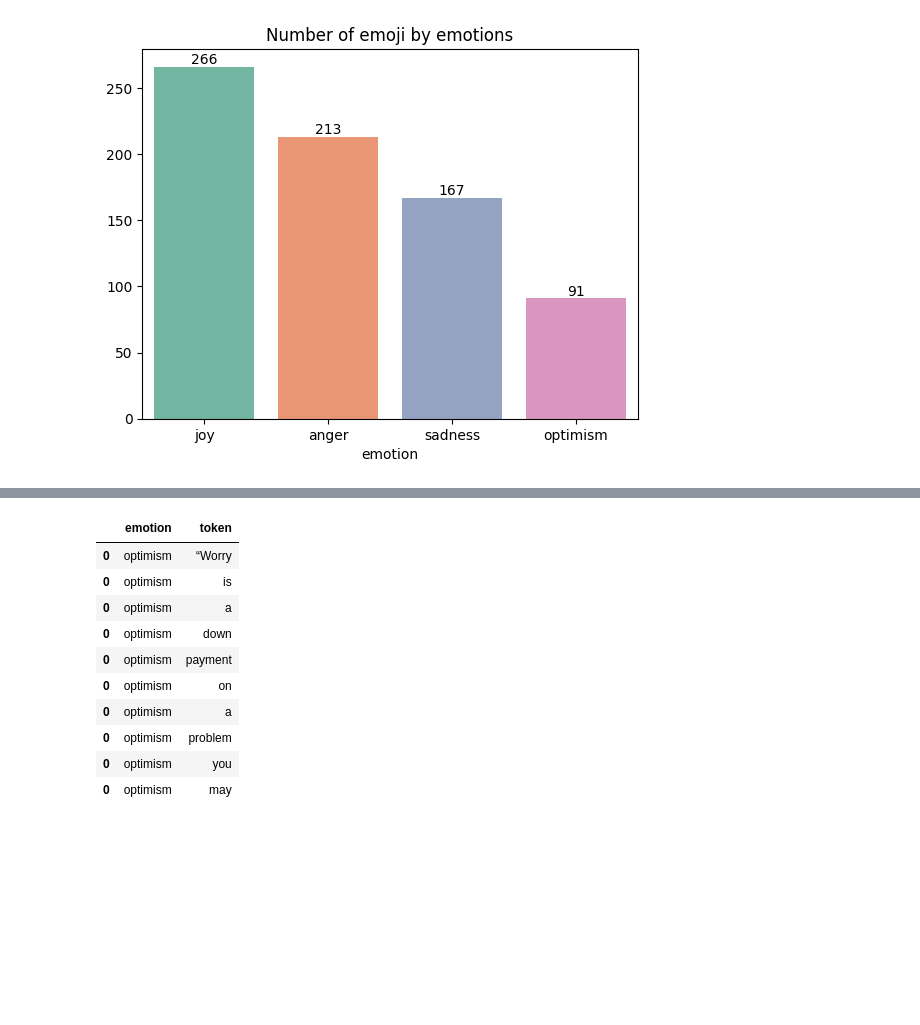
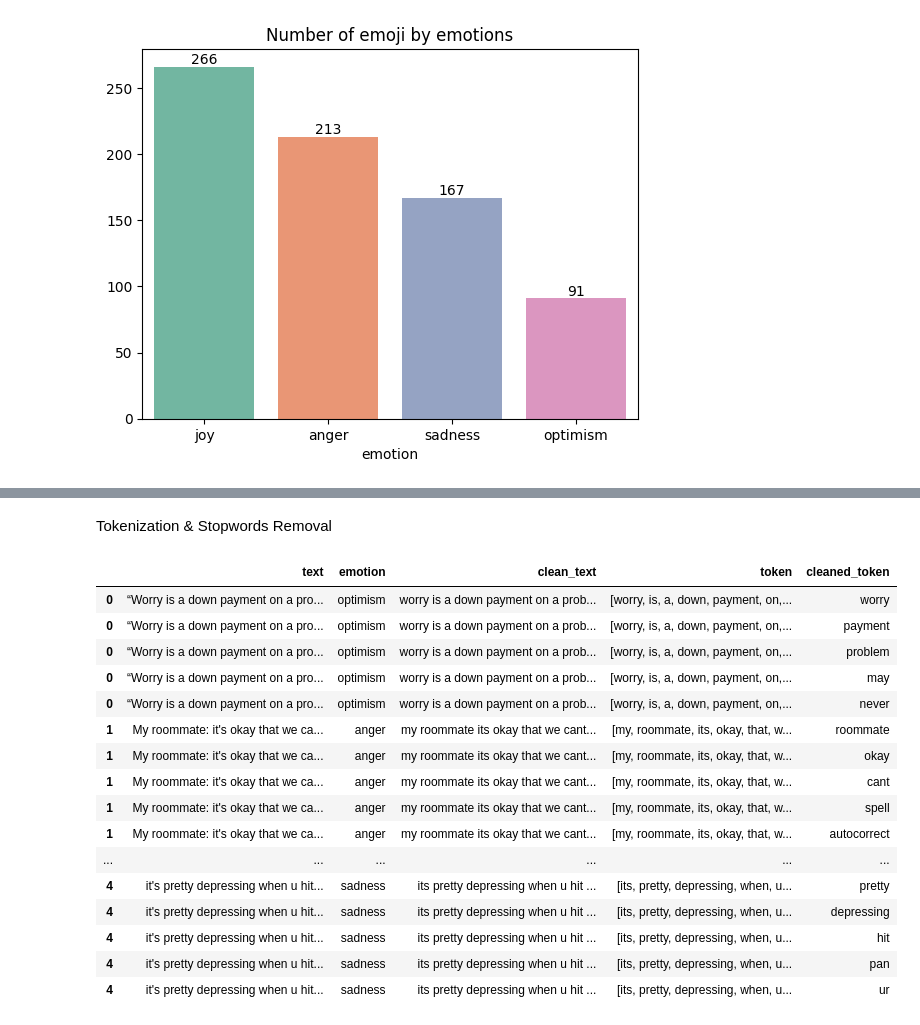
Before and after one commit to Fatai-soliu/emotion-text-ml, a Jupyter notebook: notebooks/data_exploration.ipynb, the cells around one changed output, grey strips where cells are left out. Drawn from its saved outputs; the diff is of its cells as text; code cells hidden in the pictures; blank space fills up the shorter version.

Commit message:
visualising top words and phrases

```diff
--- a/notebooks/data_exploration.ipynb
+++ b/notebooks/data_exploration.ipynb
@@ -7,6 +11,6 @@ import seaborn as sns
 import matplotlib.pyplot as plt
 # %%
-tweet_df = pd.read_csv("/Users/soliufatai/Documents/Personal Documents/Data Science_ML_AI_Krish Naik/Complete-Data-Science-With-Machine-Learning-And-NLP-2024-main/2-Introduction/Intro/emotion-text-ml/data/raw/tweet_eval_train.csv")
+tweet_df = pd.read_csv("/Users/soliufatai/Documents/PersonalDocuments/Data_Science_ML_AI_Krish_Naik/Complete-Data-Science-With-Machine-Learning-And-NLP-2024-main/2-Introduction/Intro/emotion-text-ml/data/raw/tweet_eval_train.csv")
 # %%
 tweet_df.head(10)
 # %% [output]
@@ -238,28 +224,65 @@ tweet_df.head()
+# %% [markdown]
+Tokenization & Stopwords Removal
 # %%
+import re
+from nltk.corpus import stopwords
+
+#stopwords
+stop_words = set(stopwords.words('english'))
+
+#Keep important words
+stop_words -= {"not", "no", "i"}
+
+#Clean text
+def clean_text(text):
+    text = text.lower()
+    text = re.sub(r"http\S+", "", text)        # remove URLs
+    text = re.sub(r"@\w+", "", text)           # remove mentions
+    text = re.sub(r"#(\w+)", r"\1", text)      # keep hashtag word
+    text = re.sub(r"[^a-z\s]", "", text)       # remove punctuation/symbols
+    return text
+
 tweet_df_copy = tweet_df[['text', 'emotion']].copy()
 
+tweet_df_copy['clean_text'] = tweet_df_copy['text'].apply(clean_text)
+
 # create token
-tweet_df_copy['token'] = tweet_df_copy['text'].str.split()
+tweet_df_copy['token'] = tweet_df_copy['clean_text'].str.split()
 
-tweet_df_copy = tweet_df_copy[['emotion', 'token']]
+##Remove stopwords (and short tokens)
+tweet_df_copy['cleaned_token'] = tweet_df_copy['token'].apply(
+    lambda tokens: [
+        word for word in tokens
+        if word not in stop_words and len(word) > 1
+    ]
+)
 
 ## explode the token list
-tweet_df_explode = tweet_df_copy.explode('token')
+tweet_df_explode = tweet_df_copy.explode('cleaned_token')
+
+##Drop empty tokens
+
+tweet_df_explode = tweet_df_explode[tweet_df_explode['cleaned_token'].notna()]
 
 ## Group df by emotion
 tweet_df_grouped = tweet_df_explode.groupby(['emotion'])
 
-##tweet_df_copy.head()
-tweet_df_explode.head(10)
+tweet_df_grouped.head(5)
 # %% [output]
-|  | emotion | token |
-| 0 | optimism | “Worry |
-| 0 | optimism | is |
-| 0 | optimism | a |
-| 0 | optimism | down |
-| 0 | optimism | payment |
-| 0 | optimism | on |
-| 0 | optimism | a |
-| 0 | optimism | problem |
-| 0 | optimism | you |
-| 0 | optimism | may |
+|  | text | emotion | clean_text | token | cleaned_token |
+| 0 | “Worry is a down payment on a pro... | optimism | worry is a down payment on a prob... | [worry, is, a, down, payment, on,... | worry |
+| 0 | “Worry is a down payment on a pro... | optimism | worry is a down payment on a prob... | [worry, is, a, down, payment, on,... | payment |
+| 0 | “Worry is a down payment on a pro... | optimism | worry is a down payment on a prob... | [worry, is, a, down, payment, on,... | problem |
+| 0 | “Worry is a down payment on a pro... | optimism | worry is a down payment on a prob... | [worry, is, a, down, payment, on,... | may |
+| 0 | “Worry is a down payment on a pro... | optimism | worry is a down payment on a prob... | [worry, is, a, down, payment, on,... | never |
+| 1 | My roommate: it's okay that we ca... | anger | my roommate its okay that we cant... | [my, roommate, its, okay, that, w... | roommate |
+| 1 | My roommate: it's okay that we ca... | anger | my roommate its okay that we cant... | [my, roommate, its, okay, that, w... | okay |
+| 1 | My roommate: it's okay that we ca... | anger | my roommate its okay that we cant... | [my, roommate, its, okay, that, w... | cant |
+| 1 | My roommate: it's okay that we ca... | anger | my roommate its okay that we cant... | [my, roommate, its, okay, that, w... | spell |
+| 1 | My roommate: it's okay that we ca... | anger | my roommate its okay that we cant... | [my, roommate, its, okay, that, w... | autocorrect |
+| ... | ... | ... | ... | ... | ... |
+| 4 | it's pretty depressing when u hit... | sadness | its pretty depressing when u hit ... | [its, pretty, depressing, when, u... | pretty |
+| 4 | it's pretty depressing when u hit... | sadness | its pretty depressing when u hit ... | [its, pretty, depressing, when, u... | depressing |
+| 4 | it's pretty depressing when u hit... | sadness | its pretty depressing when u hit ... | [its, pretty, depressing, when, u... | hit |
+| 4 | it's pretty depressing when u hit... | sadness | its pretty depressing when u hit ... | [its, pretty, depressing, when, u... | pan |
+| 4 | it's pretty depressing when u hit... | sadness | its pretty depressing when u hit ... | [its, pretty, depressing, when, u... | ur |
```
Also changed, not shown: parts of 16 cells of this notebook, 2 other files.
